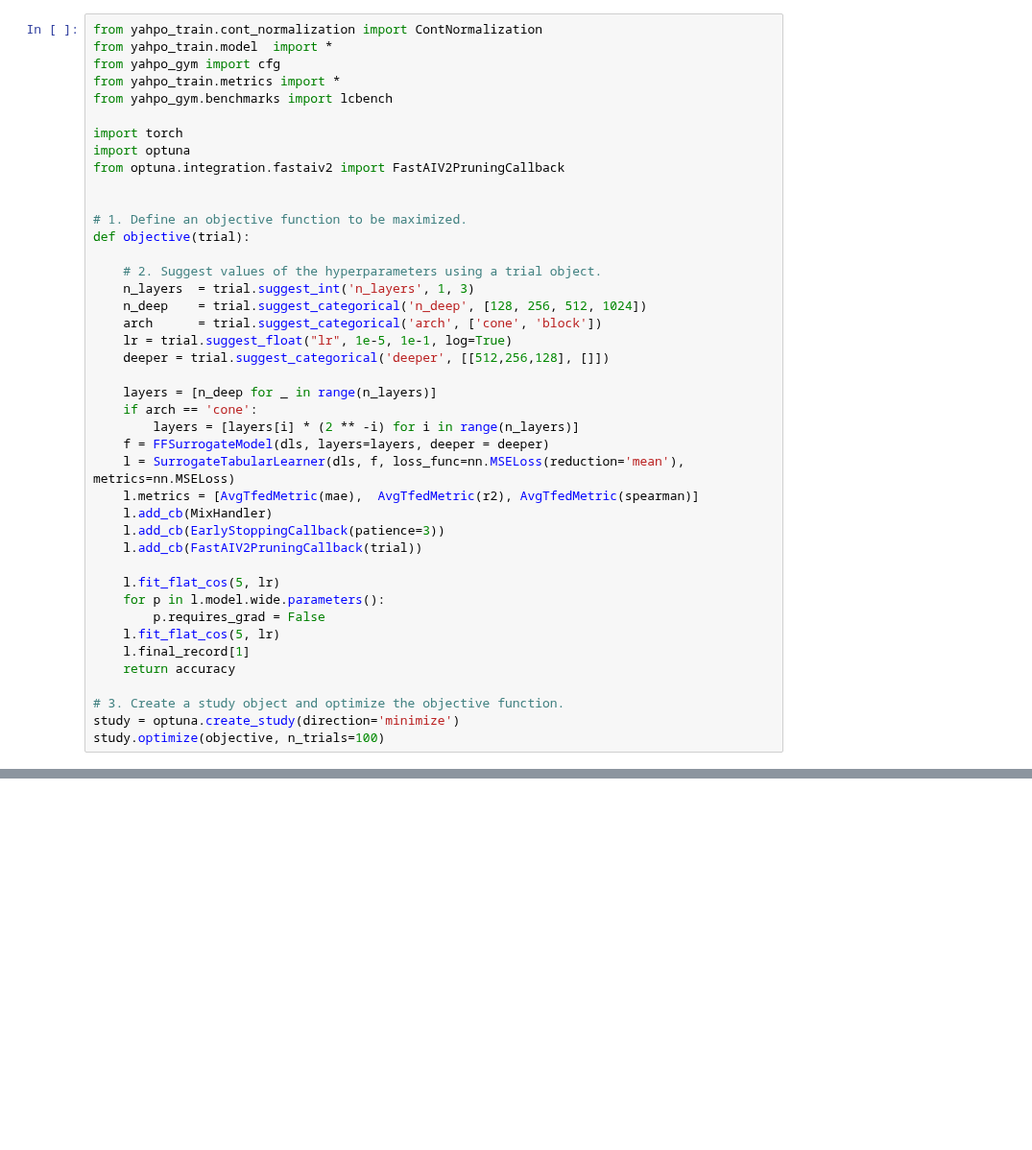
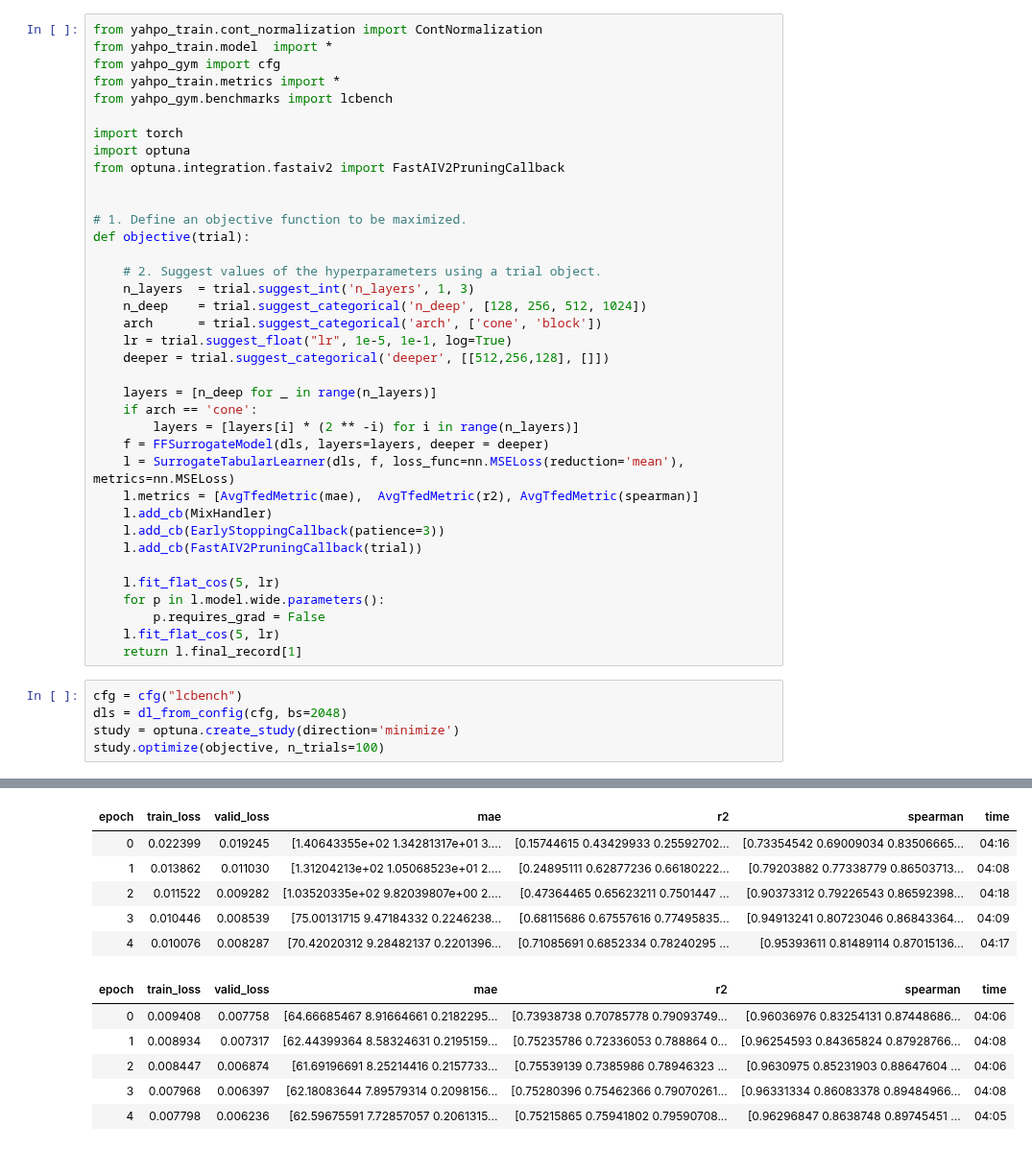
Before and after one commit to slds-lmu/yahpo_gym, a Jupyter notebook: yahpo_gym/notebooks/tune_surrogates.ipynb, the cells around one changed output, grey strips where cells are left out. Shown at 96% size. Drawn from its saved outputs; the diff is of its cells as text; blank space fills up the shorter version.

```diff
--- a/yahpo_gym/notebooks/tune_surrogates.ipynb
+++ b/yahpo_gym/notebooks/tune_surrogates.ipynb
@@ -34,9 +34,10 @@ def objective(trial):
     for p in l.model.wide.parameters():
         p.requires_grad = False
     l.fit_flat_cos(5, lr)
-    l.final_record[1]
-    return accuracy
-
-# 3. Create a study object and optimize the objective function.
-study = optuna.create_study(direction='minimize')
-study.optimize(objective, n_trials=100)
+    return l.final_record[1]
+# %%
+cfg = cfg("lcbench")
+dls = dl_from_config(cfg, bs=2048)
+study = optuna.create_study(direction='minimize')
+study.optimize(objective, n_trials=100)
+# %% [output]
@@ -42,0 +45,12 @@ study.optimize(objective, n_trials=100)
+| epoch | train_loss | valid_loss | mae | r2 | spearman | time |
+| 0 | 0.022399 | 0.019245 | [1.40643355e+02 1.34281317e+01 3.... | [0.15744615 0.43429933 0.25592702... | [0.73354542 0.69009034 0.83506665... | 04:16 |
+| 1 | 0.013862 | 0.011030 | [1.31204213e+02 1.05068523e+01 2.... | [0.24895111 0.62877236 0.66180222... | [0.79203882 0.77338779 0.86503713... | 04:08 |
+| 2 | 0.011522 | 0.009282 | [1.03520335e+02 9.82039807e+00 2.... | [0.47364465 0.65623211 0.7501447 ... | [0.90373312 0.79226543 0.86592398... | 04:18 |
+| 3 | 0.010446 | 0.008539 | [75.00131715 9.47184332 0.2246238... | [0.68115686 0.67557616 0.77495835... | [0.94913241 0.80723046 0.86843364... | 04:09 |
+| 4 | 0.010076 | 0.008287 | [70.42020312 9.28482137 0.2201396... | [0.71085691 0.6852334 0.78240295 ... | [0.95393611 0.81489114 0.87015136... | 04:17 |
+| epoch | train_loss | valid_loss | mae | r2 | spearman | time |
+| 0 | 0.009408 | 0.007758 | [64.66685467 8.91664661 0.2182295... | [0.73938738 0.70785778 0.79093749... | [0.96036976 0.83254131 0.87448686... | 04:06 |
+| 1 | 0.008934 | 0.007317 | [62.44399364 8.58324631 0.2195159... | [0.75235786 0.72336053 0.788864 0... | [0.96254593 0.84365824 0.87928766... | 04:08 |
+| 2 | 0.008447 | 0.006874 | [61.69196691 8.25214416 0.2157733... | [0.75539139 0.7385986 0.78946323 ... | [0.9630975 0.85231903 0.88647604 ... | 04:06 |
+| 3 | 0.007968 | 0.006397 | [62.18083644 7.89579314 0.2098156... | [0.75280396 0.75462366 0.79070261... | [0.96331334 0.86083378 0.89484966... | 04:08 |
+| 4 | 0.007798 | 0.006236 | [62.59675591 7.72857057 0.2061315... | [0.75215865 0.75941802 0.79590708... | [0.96296847 0.8638748 0.89745451 ... | 04:05 |
```
Also changed, not shown: parts of 1 cell of this notebook, 3 other files.
